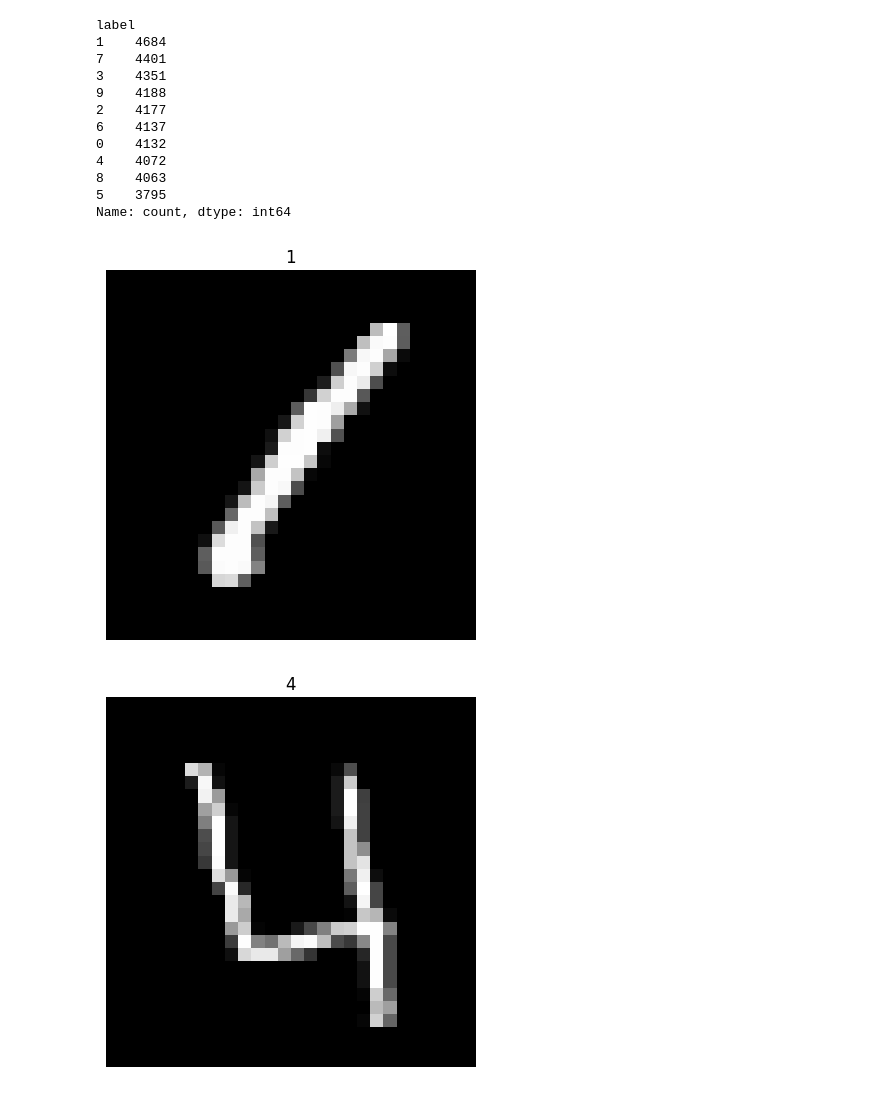
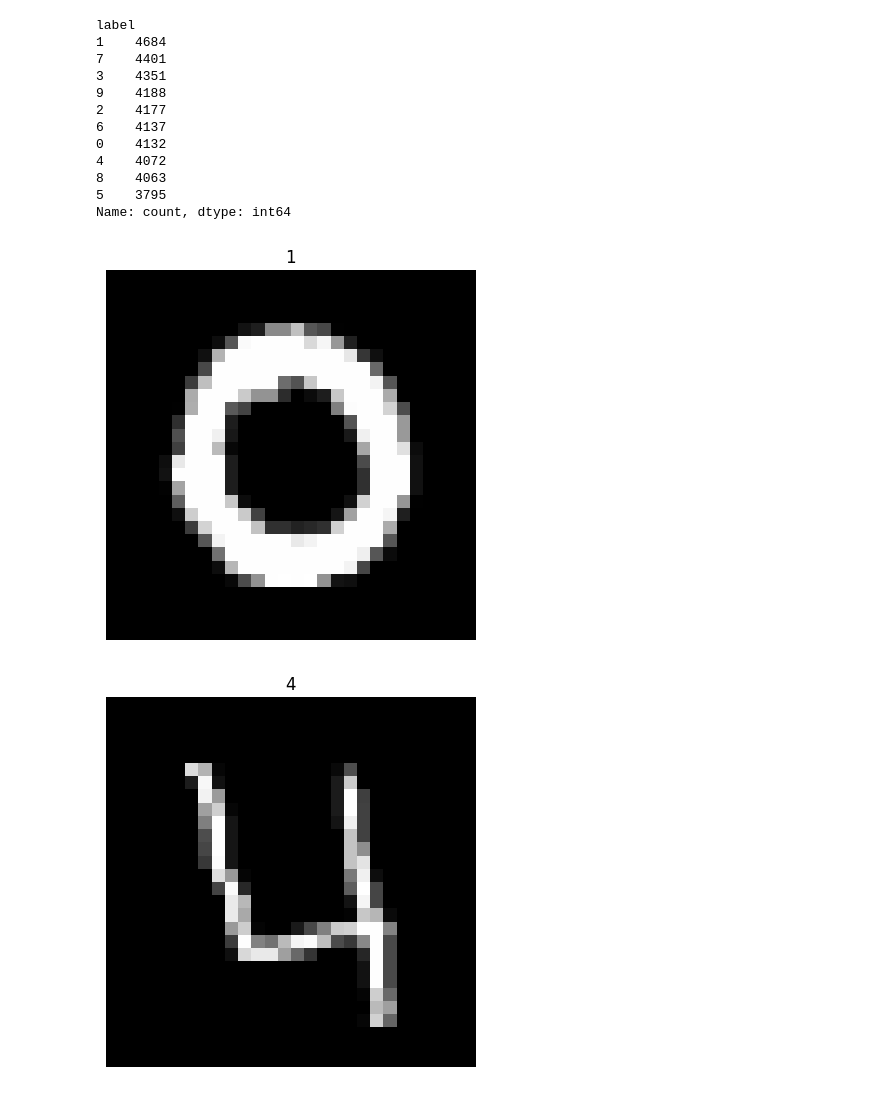
Before and after one commit to armandoordonez/deeplearning, a Jupyter notebook: digit_recognizer.ipynb, the cells around one changed output. Cells and saved outputs as stored; diff of their text form; code cells hidden in the pictures.

```diff
--- a/digit_recognizer.ipynb
+++ b/digit_recognizer.ipynb
@@ -50,4 +52,4 @@ test.head()
 # put labels into y_train variable
 Y_train = train["label"]
 # Drop 'label' column
-X_train = train.drop(labels = ["label"],axis = 1)
+X_train = train.drop(labels = ["label"],axis = 1, inplace=False)
@@ -72,14 +78,14 @@ label
 Name: count, dtype: int64
 # %%
 # plot some samples
-img = X_train.iloc[0].values.reshape((28,28))
+img = X_train.iloc[1].values.reshape((28,28))
 img = img.reshape((28,28))
 plt.imshow(img,cmap='gray')
 plt.title(train.iloc[0,0])
 plt.axis("off")
 plt.show()
 # %% [output]
-[figure, old version]
+[figure, new version]
 # %%
 # plot some samples
 img = X_train.iloc[3].values.reshape((28,28))
```
Also changed, not shown: parts of 5 cells of this notebook.
